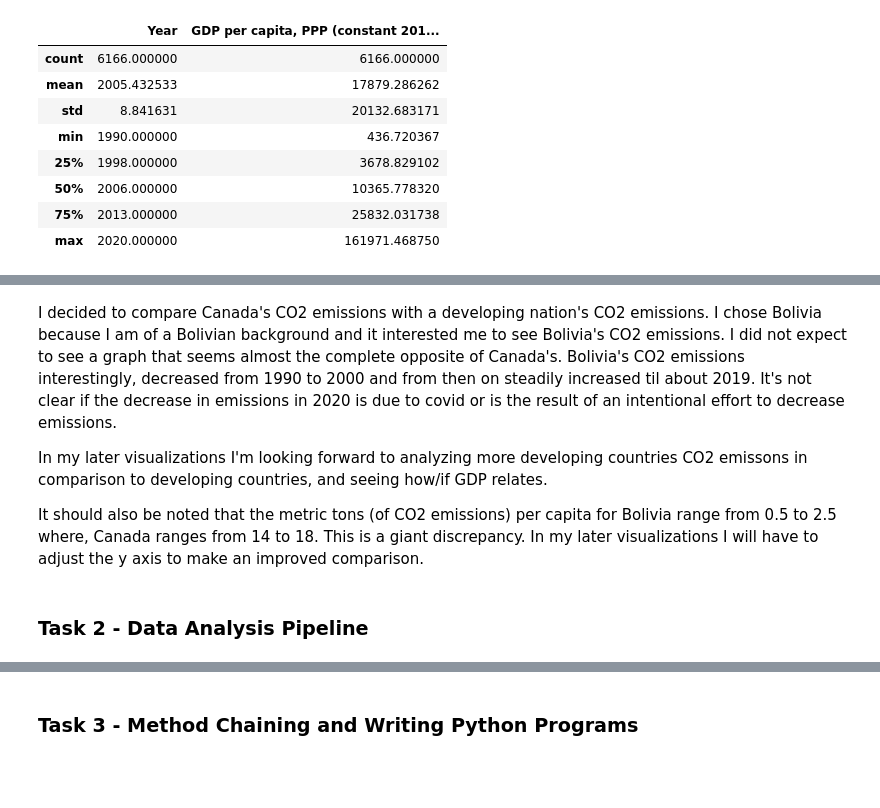
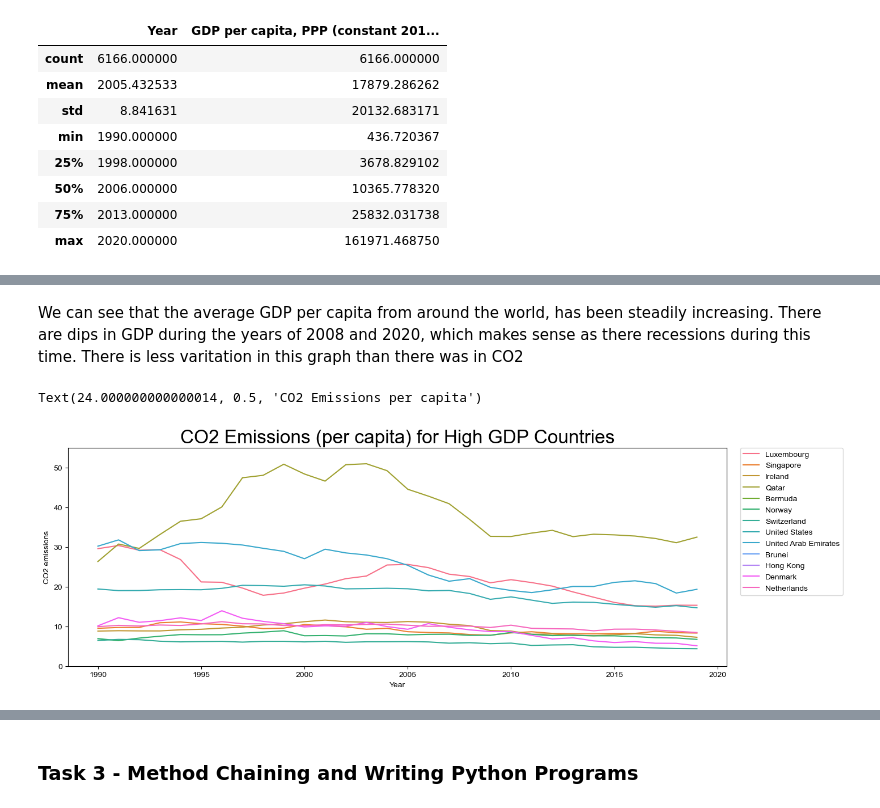
Before and after one commit to ubco-W2022T1-cosc301/project-group42, a Jupyter notebook: notebooks/analysis2.ipynb, the cells around one changed output, grey strips where cells are left out. Cells and saved outputs as stored; diff of their text form; code cells hidden in the pictures; blank space fills up the shorter version.

```diff
--- a/notebooks/analysis2.ipynb
+++ b/notebooks/analysis2.ipynb
@@ -152,8 +192,17 @@ plotCanadaEmissions = emissionsCanada.plot(kind='scatter', x='Year', y='CO2 emis
-# %% [markdown]
-I decided to compare Canada's CO2 emissions with a developing nation's CO2 emissions. I chose Bolivia because I am of a Bolivian background and it interested me to see Bolivia's CO2 emissions. I did not expect to see a graph that seems almost the complete opposite of Canada's. Bolivia's CO2 emissions interestingly, decreased from 1990 to 2000 and from then on steadily increased til about 2019. It's not clear if the decrease in emissions in 2020 is due to covid or is the result of an intentional effort to decrease emissions.
-
-In my later visualizations I'm looking forward to analyzing more developing countries CO2 emissons in comparison to developing countries, and seeing how/if GDP relates.
-
-It  should also be noted that the metric tons (of CO2 emissions) per capita for Bolivia range from 0.5 to 2.5 where, Canada ranges from 14 to 18. This is a giant discrepancy. In my later visualizations I will have to adjust the y axis to make an improved comparison.
-# %% [markdown]
-### Task 2 - Data Analysis Pipeline
+# %% [markdown]
+We can see that the average GDP per capita from around the world, has been steadily increasing. There are dips in GDP during the years of 2008 and 2020, which makes sense as there recessions during this time. There is less varitation in this graph than there was in CO2
+# %%
+#Analysis for 15 countries with the highest GDP
+plt.figure(figsize=(15,5))
+
+co2EmissionsHighGdp = sns.lineplot(data=dataEmissions2, x="Year", y= "CO2 emissions", hue="Country Name", hue_order=listTop15)
+
+plt.ylim(0, 55)
+plt.legend(bbox_to_anchor=(1.02, 1), loc='upper left', borderaxespad=0)
+
+sns.set(font_scale=2)
+co2EmissionsHighGdp.set(title='CO2 Emissions (per capita) for High GDP Countries')
+GDPEmissions.set_ylabel("CO2 Emissions per capita")
+# %% [output]
+Text(24.000000000000014, 0.5, 'CO2 Emissions per capita')
+[figure, added]
```
Also changed, not shown: parts of 38 cells of this notebook, 5 other files.
